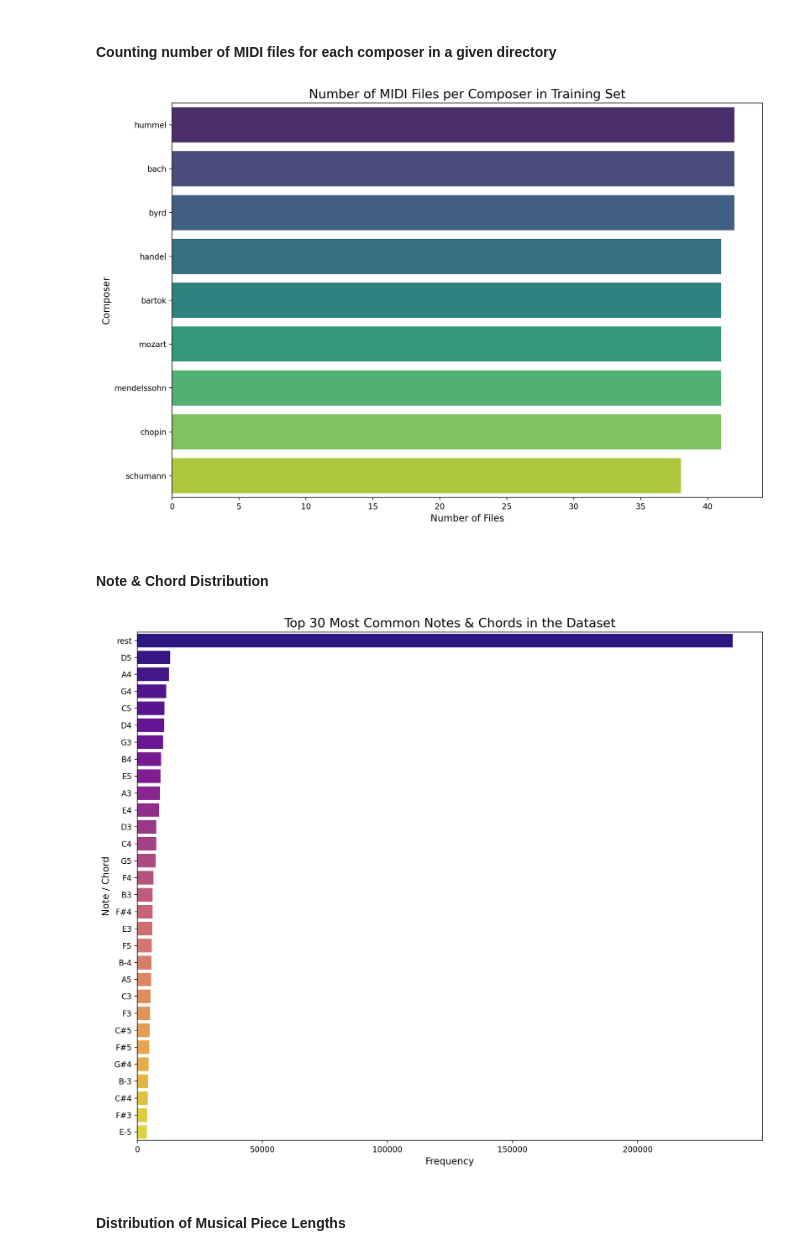
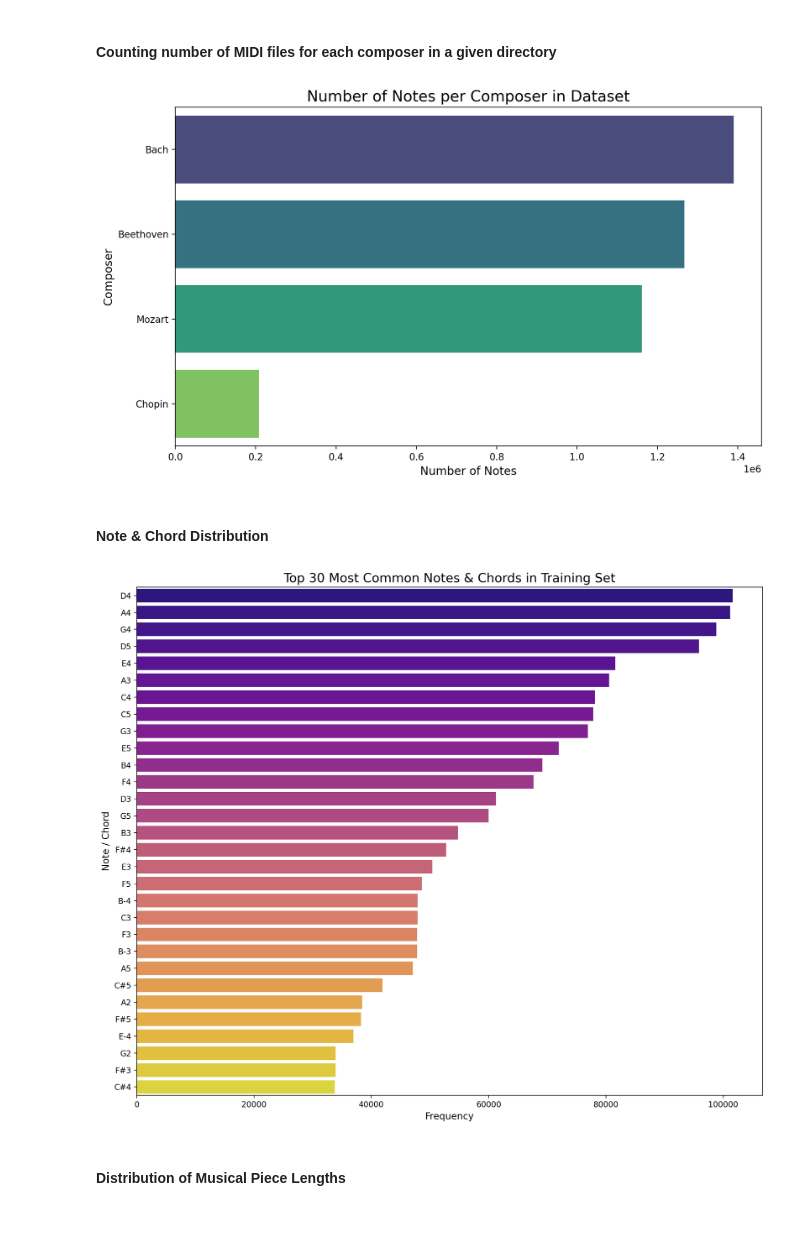
Before and after one commit to webJdi/music-classification, a Jupyter notebook: Music-composer-classification.ipynb, the cells around one changed output. Cells and saved outputs as stored; diff of their text form; code cells hidden in the pictures; blank space fills up the shorter version.

Commit message:
Kaggle Notebook | Music-composer-classification | Version 7

```diff
--- a/Music-composer-classification.ipynb
+++ b/Music-composer-classification.ipynb
@@ -228,0 +181,2 @@ Validation data shape: (131770, 100, 1)
+# %%
+flat_notes = [note for sublist in all_notes for note in sublist]
@@ -228,0 +209,7 @@ Validation data shape: (131770, 100, 1)
+# %%
+train_in = []
+train_out = []
+val_in = []
+val_out = []
+test_in = []
+test_out = []
@@ -228,0 +272,11 @@ Validation data shape: (131770, 100, 1)
+# %%
+total_seqs = 0
+for composer, notes in test_flat.items():
+    input_seq, _ = prepare_sequences_safe(notes, note_to_int)
+    print(f"{composer}: {len(input_seq)}")
+    total_seqs += len(input_seq)
+    test_in.append(input_seq)
+    test_out.extend([composer_to_int[composer]] * len(input_seq))
+
+print("Total input sequences:", total_seqs)
+print("Total output labels:", len(test_out))
@@ -243,35 +336,51 @@ def get_composer_counts(path):
 # %%
-train_counts = get_composer_counts(train_path)
-df_counts = pd.DataFrame(list(train_counts.items()), columns=['Composer', 'File Count'])
-df_counts = df_counts.sort_values('File Count', ascending=False)
+from collections import Counter
 
-plt.figure(figsize=(12, 8))
-sn.barplot(x='File Count', y='Composer', data=df_counts, palette='viridis', orient='h')
-plt.title('Number of MIDI Files per Composer in Training Set', fontsize=16)
-plt.xlabel('Number of Files', fontsize=12)
+train_counts = Counter({composer: len(notes) for composer, notes in train_flat.items()})
+val_counts = Counter({composer: len(notes) for composer, notes in val_flat.items()})
+test_counts = Counter({composer: len(notes) for composer, notes in test_flat.items()})
+
+# Combine counts
+total_counts = train_counts + val_counts + test_counts
+
+# Prepare a DataFrame for plotting
+df_counts = pd.DataFrame({
+    'Composer': list(total_counts.keys()),
+    'Note Count': list(total_counts.values())
+}).sort_values('Note Count', ascending=False)
+
+# Plot
+plt.figure(figsize=(10, 6))
+sn.barplot(x='Note Count', y='Composer', data=df_counts, palette='viridis')
+plt.title('Number of Notes per Composer in Dataset', fontsize=16)
+plt.xlabel('Number of Notes', fontsize=12)
 plt.ylabel('Composer', fontsize=12)
 plt.tight_layout()
 plt.show()
 # %% [output]
-[figure, old version]
+[figure, new version]
 # %% [markdown]
 #### Note & Chord Distribution
 # %%
-all_elements = [element for notes_list in combined_notes.values() for element in notes_list]
+all_elements = [element for notes_list in train_flat.values() for element in notes_list]
 
+# Count frequency of each note/chord
 element_counts = Counter(all_elements)
 most_common_elements = element_counts.most_common(30)
+
+# Create DataFrame for plotting
 df_elements = pd.DataFrame(most_common_elements, columns=['Element', 'Count'])
 
+# Plot
 plt.figure(figsize=(12, 10))
 sn.barplot(x='Count', y='Element', data=df_elements, palette='plasma', orient='h')
-plt.title('Top 30 Most Common Notes & Chords in the Dataset', fontsize=16)
+plt.title('Top 30 Most Common Notes & Chords in Training Set', fontsize=16)
 plt.xlabel('Frequency', fontsize=12)
 plt.ylabel('Note / Chord', fontsize=12)
 plt.tight_layout()
 plt.show()
 # %% [output]
-[figure, old version]
+[figure, new version]
 # %% [markdown]
 #### Distribution of Musical Piece Lengths
 # %% [markdown]
```
Also changed, not shown: parts of 58 cells of this notebook.
